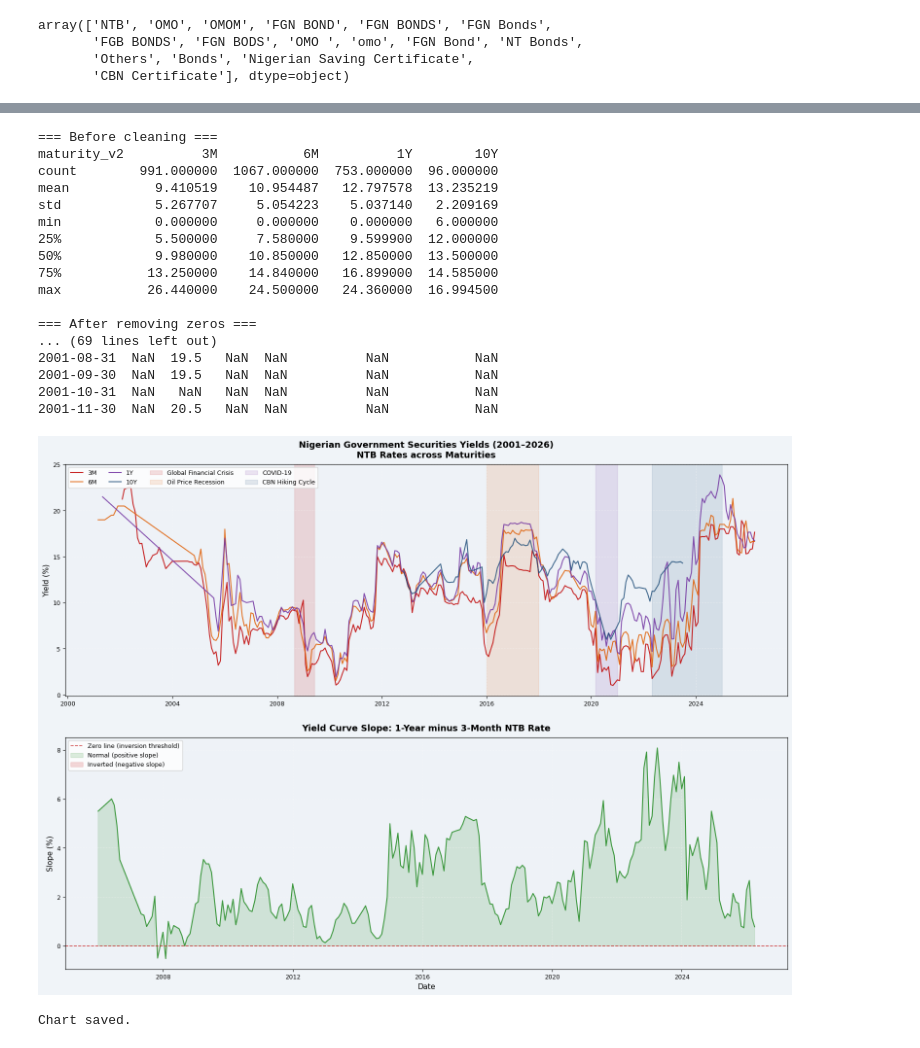
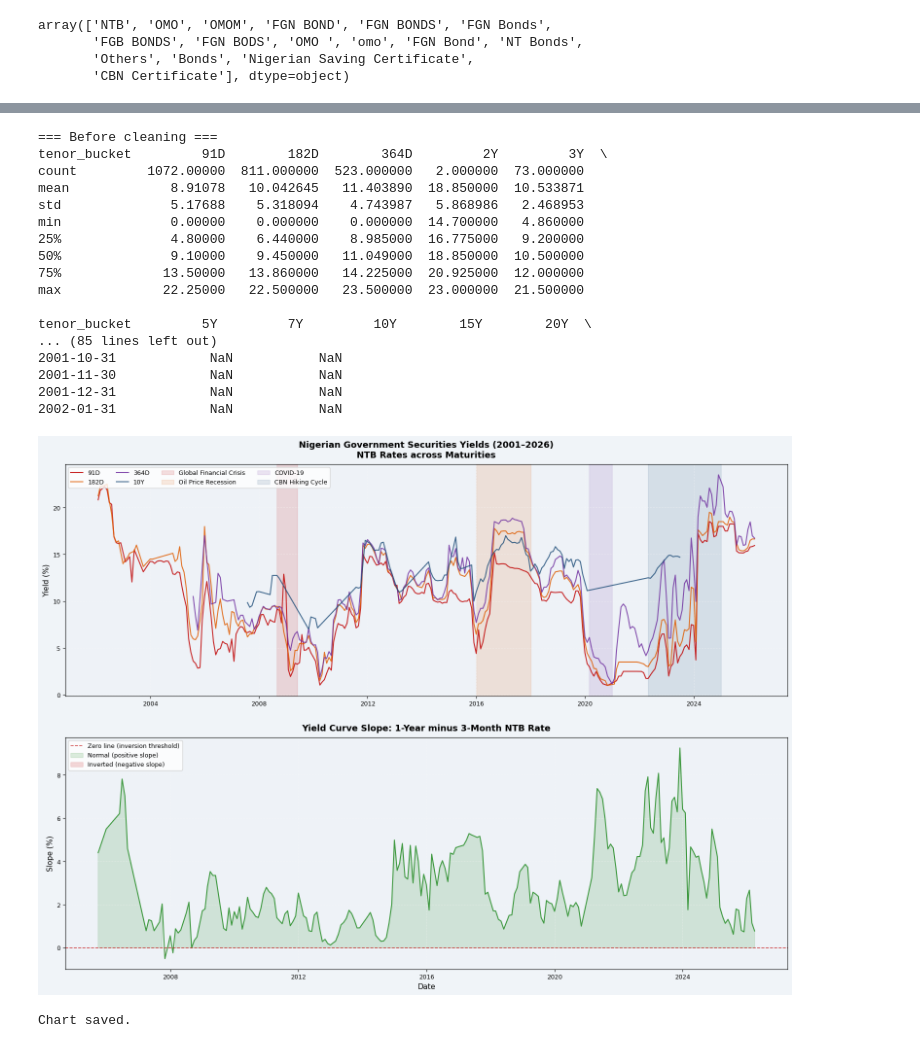
Before and after one commit to Sahdam/Yield-Curve-Analysis-FGN-BOND-, a Jupyter notebook: yield_curve_analysis.ipynb, the cells around one changed output, grey strips where cells are left out. Cells and saved outputs as stored; diff of their text form; code cells hidden in the pictures.

```diff
--- a/yield_curve_analysis.ipynb
+++ b/yield_curve_analysis.ipynb
@@ -312,0 +208,4 @@ max           26.440000    24.500000   24.360000  16.994500
+# %%
+standard_tenors = ['91D', '182D', '364D', '2Y', '3Y', '5Y', '7Y', '10Y',
+                   '15Y', '20Y', '25Y', '30Y']
+df_clean = df_clean[df_clean['tenor_bucket'].isin(standard_tenors)]
@@ -312,0 +260,6 @@ max           26.440000    24.500000   24.360000  16.994500
+# %%
+col_order = ['91D', '182D', '364D', '2Y', '3Y', '5Y', '7Y',
+             '10Y', '15Y', '20Y', '25Y', '30Y']
+yield_curve = yield_curve.reindex(
+    columns=[c for c in col_order if c in yield_curve.columns]
+)
@@ -323,27 +309,21 @@ yield_curve.tail()
 # %%
-import pandas as pd
-import numpy as np
 import matplotlib.pyplot as plt
 import matplotlib.dates as mdates
 
-# ── STEP 1: REMOVE ZERO AND SUSPICIOUS YIELDS ─────────────────────────
 print("=== Before cleaning ===")
 print(yield_curve.describe())
 
-# Remove zeros and near-zeros (likely data errors)
 yield_curve_clean = yield_curve.copy()
 yield_curve_clean[yield_curve_clean < 1.0] = np.nan
 
 print("\n=== After removing zeros ===")
 print(yield_curve_clean.describe())
 
-# ── STEP 2: FILL GAPS USING FORWARD FILL (max 7 days) ─────────────────
-# Since auctions don't happen every day, fill short gaps only
+
 yield_curve_filled = yield_curve_clean.copy()
 yield_curve_filled = yield_curve_filled.ffill(limit=7)
 
-# ── STEP 3: SPLIT INTO MEANINGFUL PERIODS ─────────────────────────────
-# Based on CBN MPR history
+
 periods = {
     'Pre-Crisis (2001–2008)':      ('2001-01-01', '2008-12-31'),
     'Post-Crisis (2009–2015)':     ('2009-01-01', '2015-12-31'),
@@ -352,26 +332,13 @@ periods = {
     'Hiking Cycle (2022–2024)':    ('2022-01-01', '2024-12-31'),
 }
 
-print("\n=== Data availability per period ===")
-for period_name, (start, end) in periods.items():
-    subset = yield_curve_clean.loc[start:end]
-    print(f"\n{period_name}")
-    print(f"  Rows: {len(subset)}")
-    print(f"  3M available:  {subset['3M'].notna().sum()}")
-    print(f"  6M available:  {subset['6M'].notna().sum()}")
-    print(f"  1Y available:  {subset['1Y'].notna().sum()}")
-    print(f"  10Y available: {subset['10Y'].notna().sum()}")
 
-# ── STEP 4: CALCULATE SLOPE (our key metric) ──────────────────────────
-# Use 1Y minus 3M as our primary slope measure
-# (since 10Y data is too sparse for continuous slope)
 yield_curve_clean['slope_1Y_3M'] = (
-    yield_curve_clean['1Y'] - yield_curve_clean['3M']
+    yield_curve_clean['364D'] - yield_curve_clean['91D']
 )
 
-# Where we have 10Y, also calculate the longer slope
 yield_curve_clean['slope_10Y_3M'] = (
-    yield_curve_clean['10Y'] - yield_curve_clean['3M']
+    yield_curve_clean['10Y'] - yield_curve_clean['91D']
 )
 
 print("\n=== Slope Statistics ===")
@@ -386,22 +353,22 @@ print(f"Date range: {yield_monthly.index.min()} to {yield_monthly.index.max()}")
 print(yield_monthly.head(10))
 # %% [output]
 === Before cleaning ===
-maturity_v2          3M           6M          1Y        10Y
-count        991.000000  1067.000000  753.000000  96.000000
-mean           9.410519    10.954487   12.797578  13.235219
-std            5.267707     5.054223    5.037140   2.209169
-min            0.000000     0.000000    0.000000   6.000000
-25%            5.500000     7.580000    9.599900  12.000000
-50%            9.980000    10.850000   12.850000  13.500000
-75%           13.250000    14.840000   16.899000  14.585000
-max           26.440000    24.500000   24.360000  16.994500
+tenor_bucket         91D        182D        364D         2Y         3Y  \
+count         1072.00000  811.000000  523.000000   2.000000  73.000000
+mean             8.91078   10.042645   11.403890  18.850000  10.533871
+std              5.17688    5.318094    4.743987   5.868986   2.468953
+min              0.00000    0.000000    0.000000  14.700000   4.860000
+25%              4.80000    6.440000    8.985000  16.775000   9.200000
+50%              9.10000    9.450000   11.049000  18.850000  10.500000
+75%             13.50000   13.860000   14.225000  20.925000  12.000000
+max             22.25000   22.500000   23.500000  23.000000  21.500000
 
-=== After removing zeros ===
-... (69 lines left out)
-2001-08-31  NaN  19.5   NaN  NaN          NaN           NaN
-2001-09-30  NaN  19.5   NaN  NaN          NaN           NaN
-2001-10-31  NaN   NaN   NaN  NaN          NaN           NaN
-2001-11-30  NaN  20.5   NaN  NaN          NaN           NaN
+tenor_bucket         5Y         7Y         10Y        15Y        20Y  \
+... (85 lines left out)
+2001-10-31            NaN           NaN
+2001-11-30            NaN           NaN
+2001-12-31            NaN           NaN
+2002-01-31            NaN           NaN
 # %%
 import os
 import pandas as pd
@@ -413,15 +380,17 @@ import matplotlib.dates as mdates
 fig, axes = plt.subplots(2, 1, figsize=(16, 12))
 fig.patch.set_facecolor('#f0f4f8')
 
-colors = {'3M': '#c00000', '6M': '#e05c00',
-          '1Y': '#7030a0', '10Y': '#1f4e79'}
+# Updated colors dictionary to match actual column names
+colors = {'91D': '#c00000', '182D': '#e05c00',
+          '364D': '#7030a0', '10Y': '#1f4e79'}
 
 # Top panel — yield levels
 ax1 = axes[0]
 ax1.set_facecolor('#eef2f7')
 ax1.grid(True, linestyle='--', alpha=0.4, color='white')
 
-for col in ['3M', '6M', '1Y', '10Y']:
+# Updated column names in the loop
+for col in ['91D', '182D', '364D', '10Y']:
     data = yield_monthly[col].dropna()
     ax1.plot(data.index, data,
              color=colors[col], linewidth=1.5,
@@ -454,32 +423,32 @@ ax2.grid(True, linestyle='--', alpha=0.4, color='white')
 slope_data = yield_monthly['slope_1Y_3M'].dropna()
 ax2.plot(slope_data.index, slope_data,
          color='#228B22', linewidth=1.5, alpha=0.85)
 ax2.axhline(y=0, color='#c00000', linewidth=1.2,
             linestyle='--', alpha=0.7, label='Zero line (inversion threshold)')
 ax2.fill_between(slope_data.index, slope_data, 0,
                  where=(slope_data >= 0),
                  alpha=0.15, color='#228B22', label='Normal (positive slope)')
 ax2.fill_between(slope_data.index, slope_data, 0,
                  where=(slope_data < 0),
                  alpha=0.15, color='#c00000', label='Inverted (negative slope)')
 
 ax2.set_title('Yield Curve Slope: 1-Year minus 3-Month NTB Rate',
               fontsize=13, fontweight='bold', pad=10)
 ax2.set_ylabel('Slope (%)', fontsize=11)
 ax2.set_xlabel('Date', fontsize=11)
 ax2.legend(fontsize=9, loc='upper left')
 ax2.tick_params(labelsize=9)
 
 plt.tight_layout(pad=2.5)
 
 # Create the directory if it doesn't exist
 output_dir = '/mnt/user-data/outputs/'
 os.makedirs(output_dir, exist_ok=True)
 
 plt.savefig(os.path.join(output_dir, 'nigeria_yield_curve_full.png'),
             dpi=150, bbox_inches='tight', facecolor='#f0f4f8')
 plt.show()
 print("Chart saved.")
 # %% [output]
-[figure, old version]
+[figure, new version]
 Chart saved.
```
Also changed, not shown: parts of 34 cells of this notebook.
